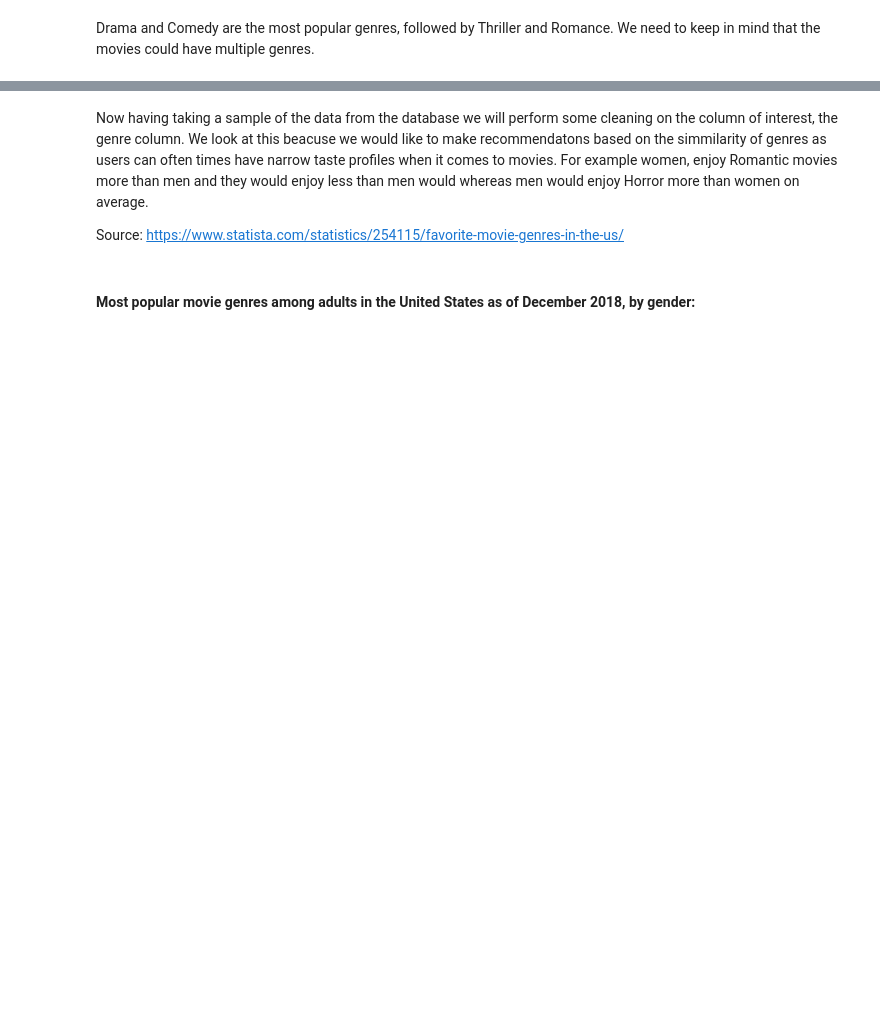
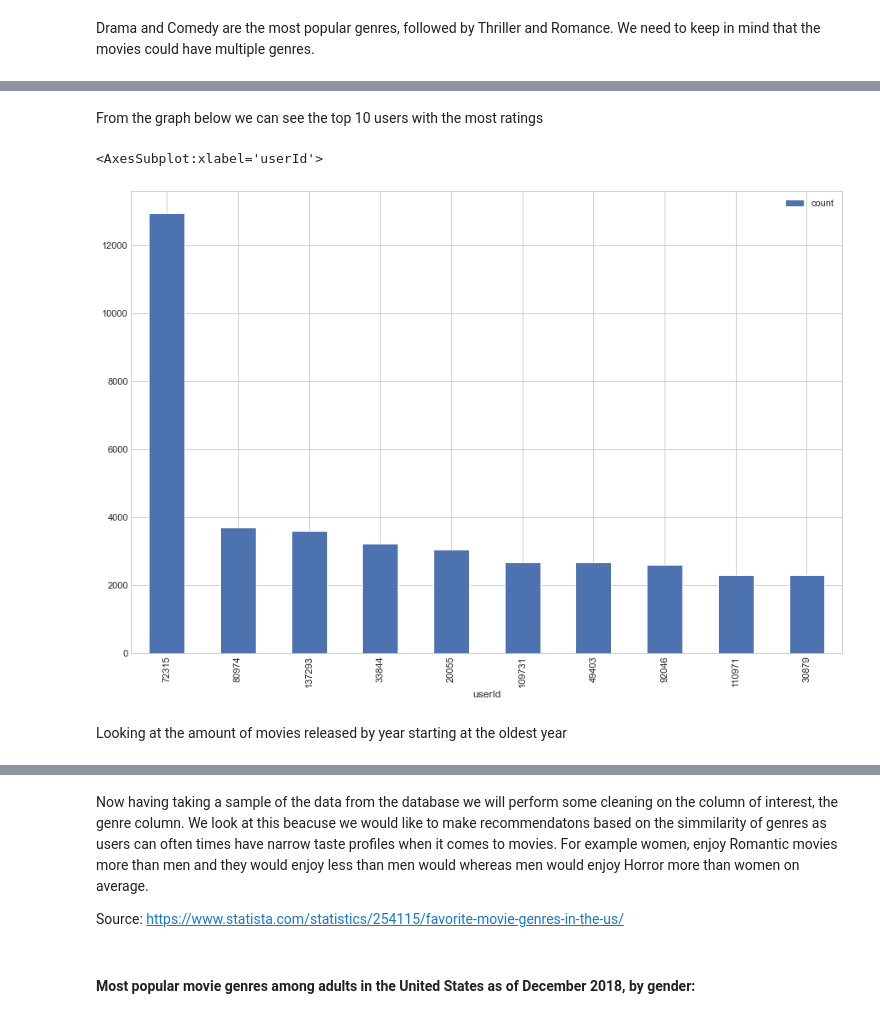
Before and after one commit to VicariousVision/Classification-CB2, a Jupyter notebook: cb2-movie-classifier(1)(1).ipynb, the cells around one changed output, grey strips where cells are left out. Cells and saved outputs as stored; diff of their text form; code cells hidden in the pictures; blank space fills up the shorter version.

```diff
--- a/cb2-movie-classifier(1)(1).ipynb
+++ b/cb2-movie-classifier(1)(1).ipynb
@@ -435,0 +400,15 @@ We will try two approaches. Collaborative and content filtering. The first metho
+# %% [markdown]
+From the graph below we can see the top 10 users with the most ratings
+# %%
+# Gets user ratings as a new DataFrame, renames columns and plots
+user_rating_count = pd.DataFrame(
+    df_train['userId'].value_counts()).reset_index()
+user_rating_count.rename(columns={'index':'userId','userId':'count'},
+                  inplace=True)
+f=user_rating_count.head(10)
+f.plot.bar(x="userId", y="count")
+# %% [output]
+<AxesSubplot:xlabel='userId'>
+[figure, added]
+# %% [markdown]
+Looking at the amount of movies released by year starting at the oldest year
```
Also changed, not shown: parts of 111 cells of this notebook.
